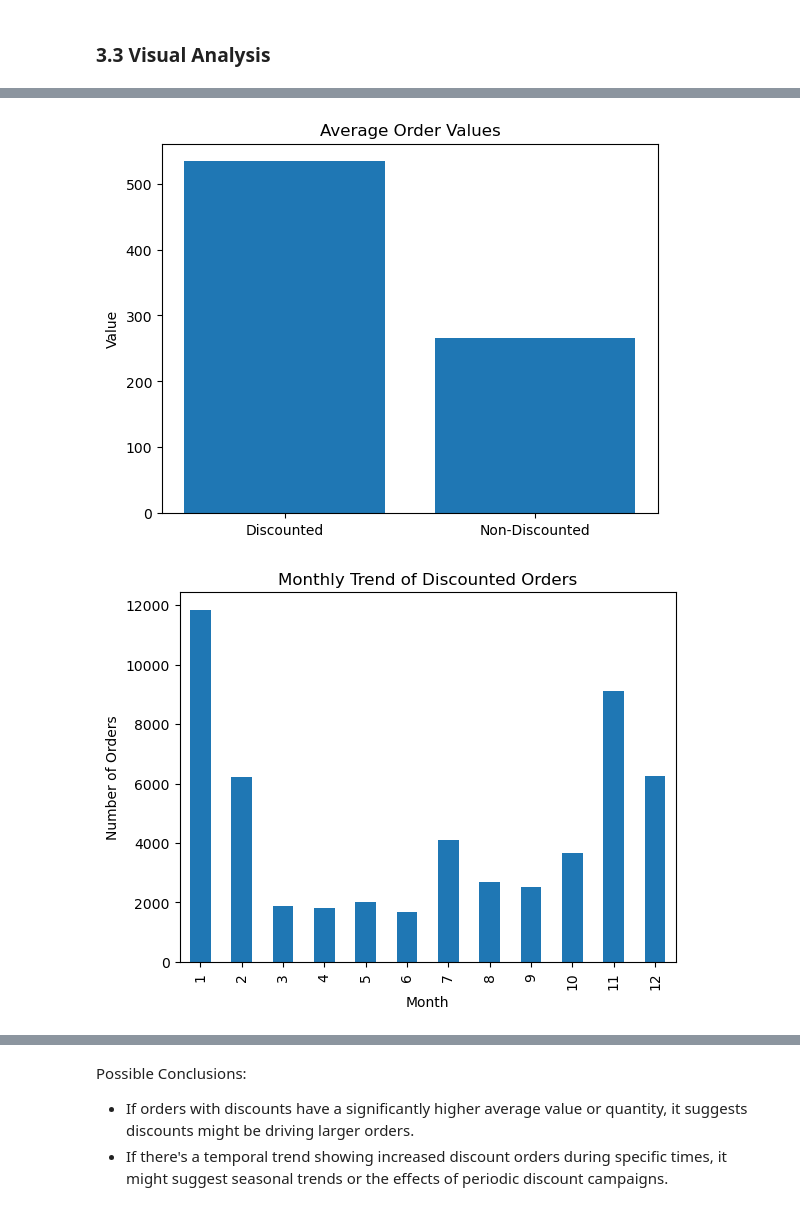
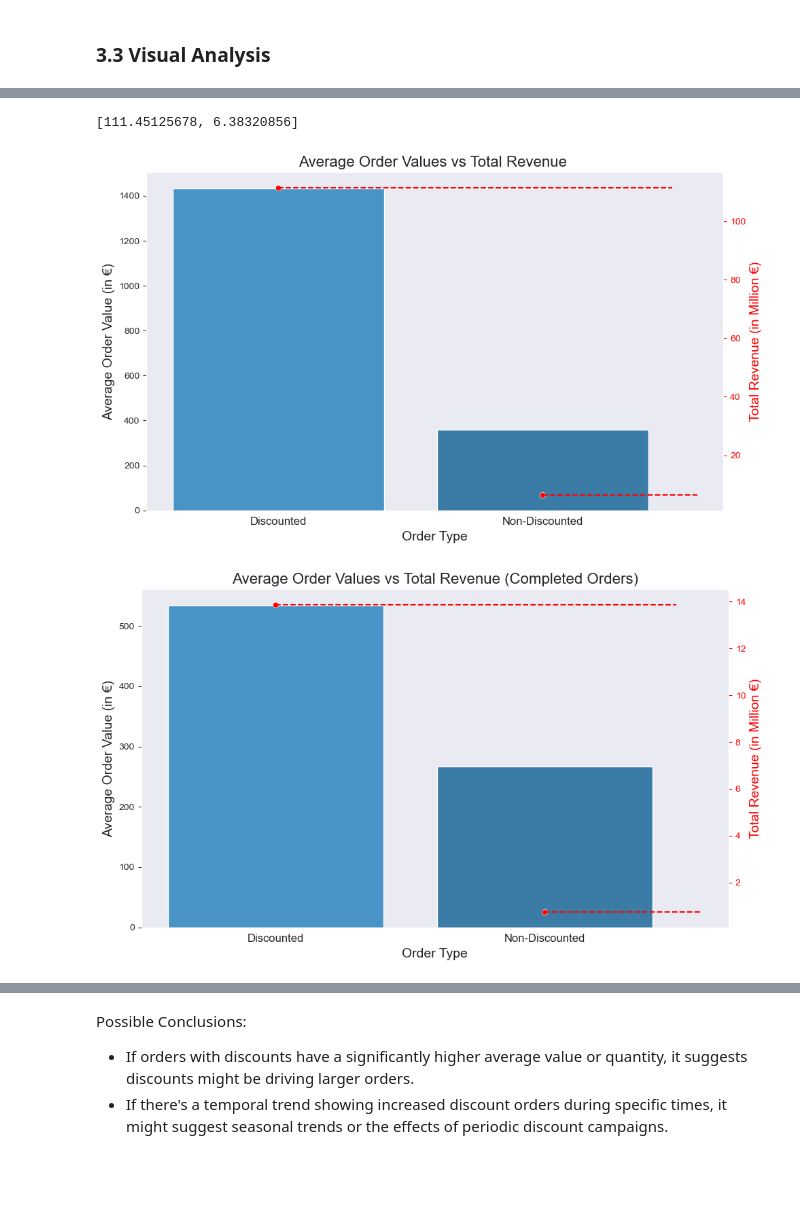
Before and after one commit to MerleSt/Eniac, a Jupyter notebook: Eniac.ipynb, the cells around one changed output, grey strips where cells are left out. Drawn from its saved outputs; the diff is of its cells as text; code cells hidden in the pictures; blank space fills up the shorter version.

Commit message:
started my analysis

```diff
--- a/Eniac.ipynb
+++ b/Eniac.ipynb
@@ -539,17 +541,0 @@ plt.show()
-# %%
-
-# Average order values comparison
-plt.bar(['Discounted', 'Non-Discounted'], [avg_order_value_discounted_c, avg_order_value_non_discounted_c])
-plt.title('Average Order Values')
-plt.ylabel('Value')
-plt.show()
-
-# Monthly trends of discounted orders
-monthly_discounted_orders_c.plot(kind='bar')
-plt.title('Monthly Trend of Discounted Orders')
-plt.ylabel('Number of Orders')
-plt.xlabel('Month')
-plt.show()
-# %% [output]
-[figure, removed]
-[figure, removed]
@@ -555,0 +553,61 @@ plt.show()
+# %%
+# Calculate total revenues
+total_rev_dis_d = (df1.loc[df1['price_promotion'] == True]['unit_price_total'].sum())/1000000
+total_rev_non_dis = (df1.loc[df1['price_promotion'] == False]['unit_price_total'].sum())/1000000
+total_revenues = [total_rev_dis_d, total_rev_non_dis]
+
+total_rev_dis_d_c = (df_compl.loc[df_compl['price_promotion'] == True]['unit_price_total'].sum())/1000000
+total_rev_non_dis_c = (df_compl.loc[df_compl['price_promotion'] == False]['unit_price_total'].sum())/1000000
+total_revenues_c = [total_rev_dis_d_c, total_rev_non_dis_c]
+# %%
+total_revenues
+# %% [output]
+[111.45125678, 6.38320856]
+# %%
+import seaborn as sns
+import matplotlib.pyplot as plt
+
+# Define color palettes
+palette_1 = ["#3498db", "#2980b9"]
+
+def plot_order_values_vs_revenue(order_values, total_revenues, title_suffix=''):
+    # Create the figure and the first axis
+    fig, ax1 = plt.subplots(figsize=(10, 6))
+
+    # Plot bars on the first y-axis
+    sns.barplot(x=['Discounted', 'Non-Discounted'], y=order_values, ax=ax1, palette=palette_1)
+
+    # Create a secondary y-axis and plot the scatter points
+    ax2 = ax1.twinx()
+    sns.scatterplot(x=['Discounted', 'Non-Discounted'], y=total_revenues, ax=ax2, color='red')
+
+    # Drawing lines to the right from each scatter point
+    for idx, revenue in enumerate(total_revenues):
+        line_x_start = idx  # start from the scatter dot's x-position
+        line_x_end = ax2.get_xlim()[-1]  # end at the right-most position
+        ax2.plot([line_x_start, line_x_end], [revenue, revenue], color='red', linestyle="--")
+
+
+    # Set labels and titles
+    ax1.set_ylabel('Average Order Value (in €)', fontsize=14)
+    ax2.set_ylabel('Total Revenue (in Million €)', color='red', fontsize=14)
+    ax1.set_title(f'Average Order Values vs Total Revenue {title_suffix}', fontsize=16)
+    ax1.set_xlabel('Order Type', fontsize=14)
+    ax1.set_xticks(range(len(order_values)))
+    ax1.set_xticklabels(['Discounted', 'Non-Discounted'], fontsize=12)
+    ax1.yaxis.tick_left()
+    ax2.yaxis.tick_right()
+
+    ax2.tick_params(axis='y', colors='red')
+
+    plt.tight_layout()
+    plt.show()
+
+# Plot for all observations
+plot_order_values_vs_revenue([avg_order_value_discounted, avg_order_value_non_discounted], total_revenues)
+
+# Plot for completed observations (_c version)
+plot_order_values_vs_revenue([avg_order_value_discounted_c, avg_order_value_non_discounted_c], total_revenues_c, title_suffix='(Completed Orders)')
+# %% [output]
+[figure, added]
+[figure, added]
```
Also changed, not shown: parts of 15 cells of this notebook.
